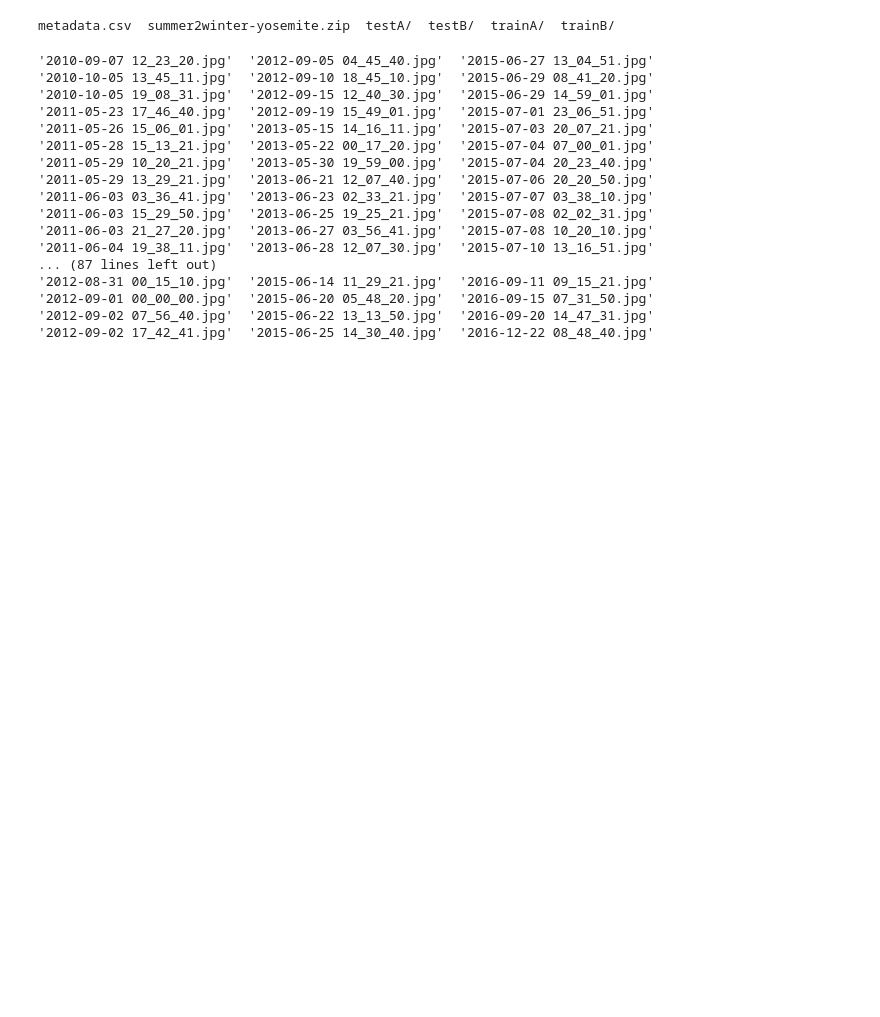
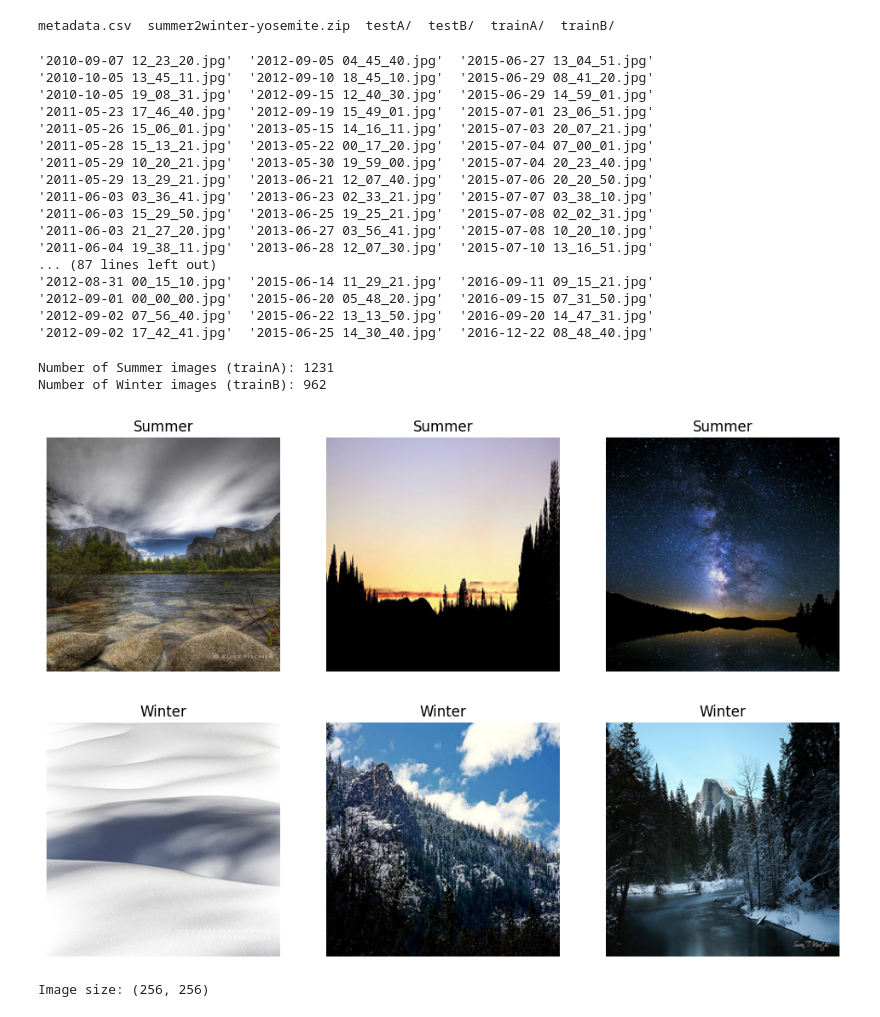
Before and after one commit to Kevangi/summer-to-winter-cyclegan, a Jupyter notebook: loadDataset.ipynb, the cells around one changed output. Saved outputs shown, nothing was run; the diff lists cells and outputs as text; code cells hidden in the pictures; blank space fills up the shorter version.

Commit message:
Verify Dataset

```diff
--- a/loadDataset.ipynb
+++ b/loadDataset.ipynb
@@ -95,3 +95,9 @@ ls drive/MyDrive/Summer2Winter/dataset/testA/
 '2012-09-01 00_00_00.jpg'  '2015-06-20 05_48_20.jpg'  '2016-09-15 07_31_50.jpg'
 '2012-09-02 07_56_40.jpg'  '2015-06-22 13_13_50.jpg'  '2016-09-20 14_47_31.jpg'
 '2012-09-02 17_42_41.jpg'  '2015-06-25 14_30_40.jpg'  '2016-12-22 08_48_40.jpg'
+# %%
+print("Number of Summer images (trainA):", len(os.listdir('drive/MyDrive/Summer2Winter/dataset/trainA')))
+print("Number of Winter images (trainB):", len(os.listdir('drive/MyDrive/Summer2Winter/dataset/trainB')))
+# %% [output]
+Number of Summer images (trainA): 1231
+Number of Winter images (trainB): 962
@@ -97,0 +108,28 @@ ls drive/MyDrive/Summer2Winter/dataset/testA/
+# %%
+def show_random_images(folder_path, title):
+    images = os.listdir(folder_path)
+    selected = random.sample(images, 3)
+
+    plt.figure(figsize=(12,4))
+    for i, img_name in enumerate(selected):
+        img_path = os.path.join(folder_path, img_name)
+        img = Image.open(img_path).convert("RGB")
+
+        plt.subplot(1,3,i+1)
+        plt.imshow(img)
+        plt.title(title)
+        plt.axis("off")
+    plt.show()
+# %%
+show_random_images('drive/MyDrive/Summer2Winter/dataset/trainA', "Summer")
+show_random_images('drive/MyDrive/Summer2Winter/dataset/trainB', "Winter")
+# %% [output]
+[figure, added]
+[figure, added]
+# %%
+trainA_path = 'drive/MyDrive/Summer2Winter/dataset/trainA'
+trainA_images = os.listdir(trainA_path)
+sample_img = Image.open(os.path.join(trainA_path, trainA_images[0]))
+print("Image size:", sample_img.size)
+# %% [output]
+Image size: (256, 256)
```
Also changed, not shown: parts of 3 cells of this notebook.
